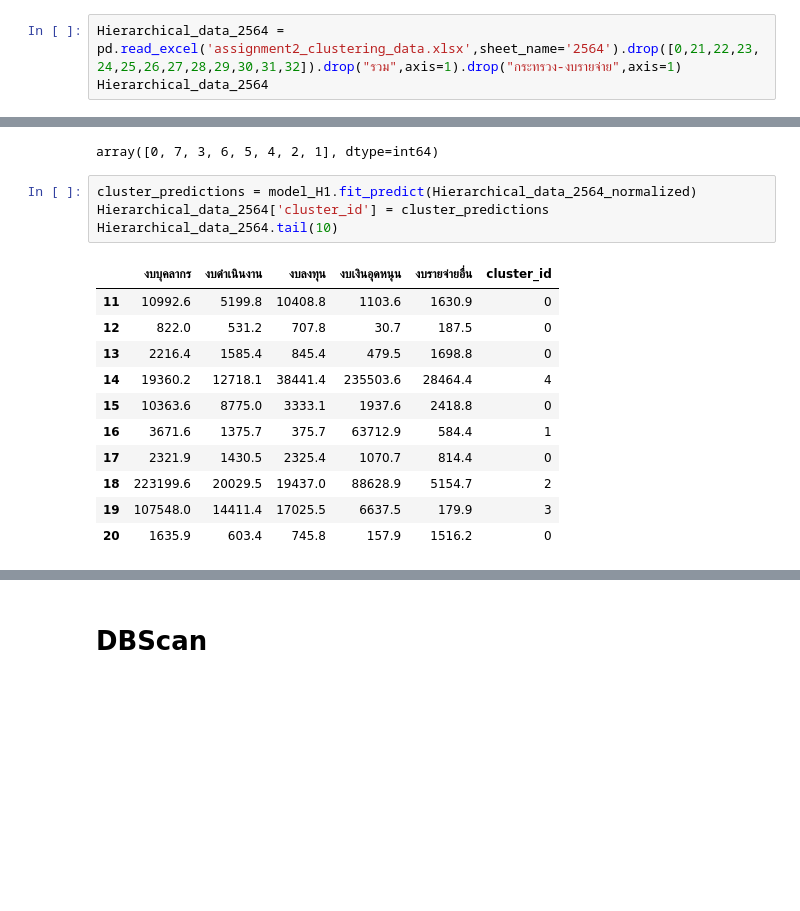
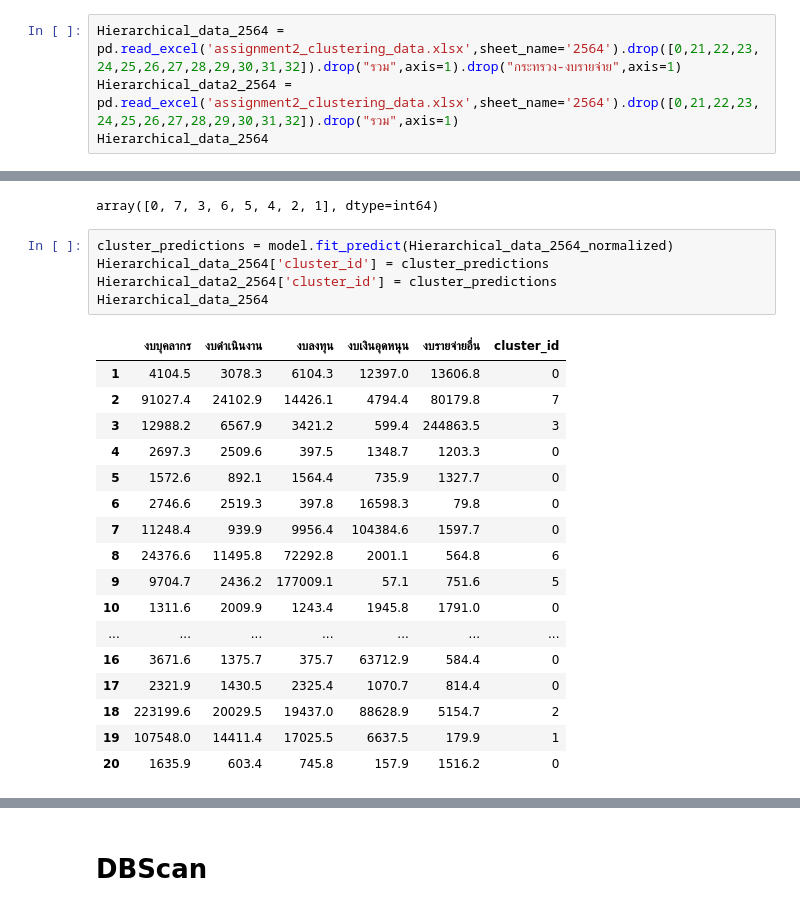
Before and after one commit to pant411/Assignment2_Stat_pp, a Jupyter notebook: part-cluster/cluster_analysis.ipynb, the cells around one changed output, grey strips where cells are left out. Drawn from its saved outputs; the diff is of its cells as text; blank space fills up the shorter version.

```diff
--- a/part-cluster/cluster_analysis.ipynb
+++ b/part-cluster/cluster_analysis.ipynb
@@ -146,6 +240,7 @@ print(metrics.davies_bouldin_score(k_mean_data_2564,kmeans.labels_))
 # Hierarchical
 # %%
 Hierarchical_data_2564 = pd.read_excel('assignment2_clustering_data.xlsx',sheet_name='2564').drop([0,21,22,23,24,25,26,27,28,29,30,31,32]).drop("รวม",axis=1).drop("กระทรวง-งบรายจ่าย",axis=1)
+Hierarchical_data2_2564 = pd.read_excel('assignment2_clustering_data.xlsx',sheet_name='2564').drop([0,21,22,23,24,25,26,27,28,29,30,31,32]).drop("รวม",axis=1)
 Hierarchical_data_2564
 # %% [output]
 |  | งบบุคลากร | งบดําเนินงาน | งบลงทุน | งบเงินอุดหนุน | งบรายจ่ายอื่น |
@@ -238,20 +333,27 @@ cluster_ids
 # %% [output]
 array([0, 7, 3, 6, 5, 4, 2, 1], dtype=int64)
 # %%
-cluster_predictions = model_H1.fit_predict(Hierarchical_data_2564_normalized)
+cluster_predictions = model.fit_predict(Hierarchical_data_2564_normalized)
 Hierarchical_data_2564['cluster_id'] = cluster_predictions
-Hierarchical_data_2564.tail(10)
+Hierarchical_data2_2564['cluster_id'] = cluster_predictions
+Hierarchical_data_2564
 # %% [output]
 |  | งบบุคลากร | งบดําเนินงาน | งบลงทุน | งบเงินอุดหนุน | งบรายจ่ายอื่น | cluster_id |
-| 11 | 10992.6 | 5199.8 | 10408.8 | 1103.6 | 1630.9 | 0 |
-| 12 | 822.0 | 531.2 | 707.8 | 30.7 | 187.5 | 0 |
-| 13 | 2216.4 | 1585.4 | 845.4 | 479.5 | 1698.8 | 0 |
-| 14 | 19360.2 | 12718.1 | 38441.4 | 235503.6 | 28464.4 | 4 |
-| 15 | 10363.6 | 8775.0 | 3333.1 | 1937.6 | 2418.8 | 0 |
-| 16 | 3671.6 | 1375.7 | 375.7 | 63712.9 | 584.4 | 1 |
+| 1 | 4104.5 | 3078.3 | 6104.3 | 12397.0 | 13606.8 | 0 |
+| 2 | 91027.4 | 24102.9 | 14426.1 | 4794.4 | 80179.8 | 7 |
+| 3 | 12988.2 | 6567.9 | 3421.2 | 599.4 | 244863.5 | 3 |
+| 4 | 2697.3 | 2509.6 | 397.5 | 1348.7 | 1203.3 | 0 |
+| 5 | 1572.6 | 892.1 | 1564.4 | 735.9 | 1327.7 | 0 |
+| 6 | 2746.6 | 2519.3 | 397.8 | 16598.3 | 79.8 | 0 |
+| 7 | 11248.4 | 939.9 | 9956.4 | 104384.6 | 1597.7 | 0 |
+| 8 | 24376.6 | 11495.8 | 72292.8 | 2001.1 | 564.8 | 6 |
+| 9 | 9704.7 | 2436.2 | 177009.1 | 57.1 | 751.6 | 5 |
+| 10 | 1311.6 | 2009.9 | 1243.4 | 1945.8 | 1791.0 | 0 |
+| ... | ... | ... | ... | ... | ... | ... |
+| 16 | 3671.6 | 1375.7 | 375.7 | 63712.9 | 584.4 | 0 |
 | 17 | 2321.9 | 1430.5 | 2325.4 | 1070.7 | 814.4 | 0 |
 | 18 | 223199.6 | 20029.5 | 19437.0 | 88628.9 | 5154.7 | 2 |
-| 19 | 107548.0 | 14411.4 | 17025.5 | 6637.5 | 179.9 | 3 |
+| 19 | 107548.0 | 14411.4 | 17025.5 | 6637.5 | 179.9 | 1 |
 | 20 | 1635.9 | 603.4 | 745.8 | 157.9 | 1516.2 | 0 |
 # %%
 print(metrics.silhouette_score(Hierarchical_data_2564,labels))
```
Also changed, not shown: parts of 59 cells of this notebook.
